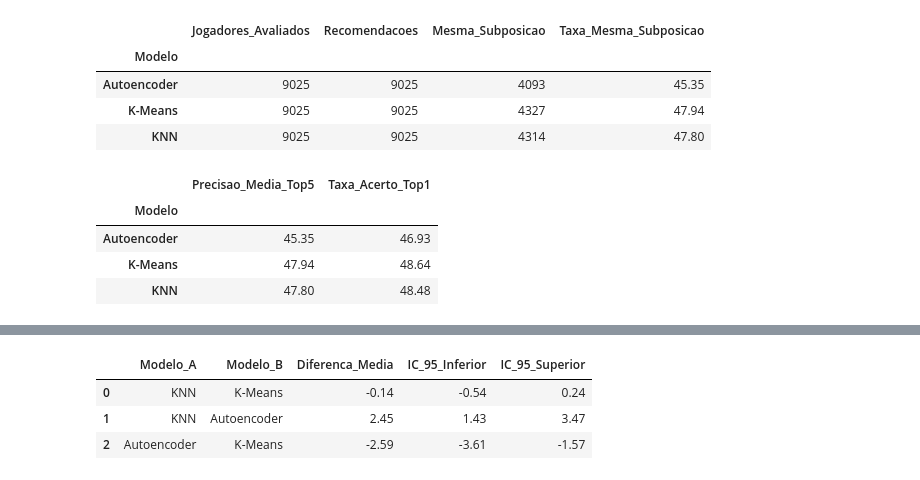
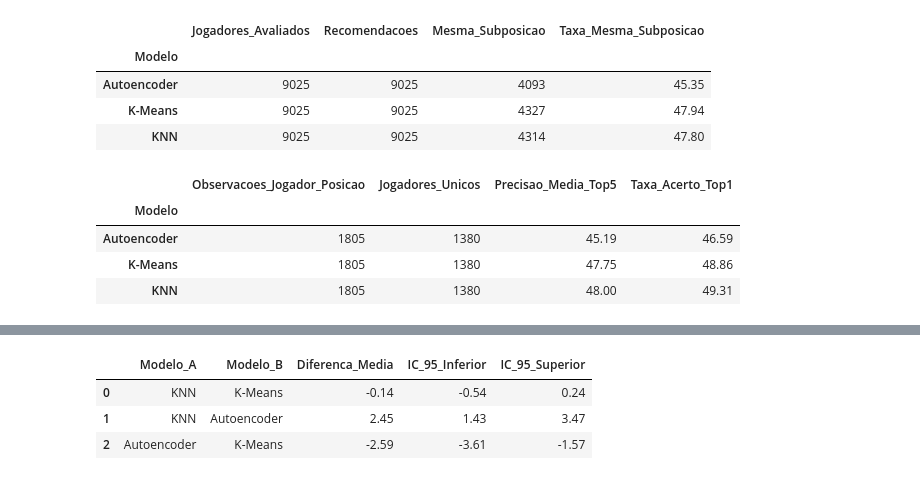
Before and after one commit to bmlogs64/TCC-Futebol-ML, a Jupyter notebook: TCC_Futebol.ipynb, the cells around one changed output, grey strips where cells are left out. Drawn from its saved outputs; the diff is of its cells as text; code cells hidden in the pictures.

```diff
--- a/TCC_Futebol.ipynb
+++ b/TCC_Futebol.ipynb
@@ -3519,11 +3605,9 @@ df_consolidado["Tkl_90"] = divisao_segura(
     df_consolidado["tempo_90"]
 )
 
-df_consolidado["Tkl_pct"] = (
-    divisao_segura(
-        df_consolidado["Tkl"],
-        df_consolidado["Att_stats_defense"]
-    ) * 100
+df_consolidado["Tkl_pct"] = divisao_segura(
+    df_consolidado["soma_tkl_pct_ponderado"],
+    df_consolidado["Att_stats_defense"]
 )
 
 df_consolidado["Int_90"] = divisao_segura(
@@ -3566,11 +3650,9 @@ df_consolidado["GA_90"] = divisao_segura(
     df_consolidado["tempo_90"]
 )
 
-df_consolidado["Save_pct"] = (
-    divisao_segura(
-        df_consolidado["Saves"],
-        df_consolidado["SoTA"]
-    ) * 100
+df_consolidado["Save_pct"] = divisao_segura(
+    df_consolidado["soma_save_pct_ponderado"],
+    df_consolidado["SoTA"]
 )
 
 df_consolidado["CS_pct"] = (
@@ -3581,8 +3663,8 @@ df_consolidado["CS_pct"] = (
 )
 
 df_consolidado["PSxG_por_SoT"] = divisao_segura(
-    df_consolidado["PSxG"],
-    df_consolidado["SoTA"]
+    df_consolidado["soma_psxg_sot_ponderado"],
+    df_consolidado["soma_sot_sem_penaltis"]
 )
 
 df_consolidado["PSxG_mais_menos_90"] = divisao_segura(
@@ -6817,11 +7706,12 @@ resumo_geral_modelos
 | K-Means | 9025 | 9025 | 4327 | 47.94 |
 | KNN | 9025 | 9025 | 4314 | 47.80 |
 # %%
-avaliacao_geral_por_jogador = (
+avaliacao_geral_por_posicao = (
     df_avaliacao_geral
     .groupby(
         [
             "Modelo",
+            "player_id_match",
             "Posicao",
             "Indice_Referencia",
             "Jogador_Referencia"
@@ -6830,43 +7720,57 @@ avaliacao_geral_por_jogador = (
     .agg(
         Precisao_5=(
             "Mesma_Subposicao",
             "mean"
         ),
         Acerto_Top1=(
             "Mesma_Subposicao",
             "first"
         )
     )
     .reset_index()
 )
 
-avaliacao_geral_por_jogador[
+avaliacao_geral_por_posicao[
     "Precisao_5"
 ] *= 100
 
-resumo_geral_completo = (
-    avaliacao_geral_por_jogador
+avaliacao_geral_por_posicao[
+    "Acerto_Top1"
+] = (
+    avaliacao_geral_por_posicao[
+        "Acerto_Top1"
+    ].astype(float) * 100
+)
+
+resumo_geral_corrigido = (
+    avaliacao_geral_por_posicao
     .groupby("Modelo")
     .agg(
+        Observacoes_Jogador_Posicao=(
+            "player_id_match",
+            "size"
+        ),
+        Jogadores_Unicos=(
+            "player_id_match",
+            "nunique"
+        ),
         Precisao_Media_Top5=(
             "Precisao_5",
             "mean"
         ),
         Taxa_Acerto_Top1=(
             "Acerto_Top1",
             "mean"
         )
     )
 )
 
-resumo_geral_completo[
-    "Taxa_Acerto_Top1"
-] *= 100
-
-resumo_geral_completo.round(2)
+display(
+    resumo_geral_corrigido.round(2)
+)
 # %% [output]
-|  | Precisao_Media_Top5 | Taxa_Acerto_Top1 |
-| Modelo |  |  |
-| Autoencoder | 45.35 | 46.93 |
-| K-Means | 47.94 | 48.64 |
-| KNN | 47.80 | 48.48 |
+|  | Observacoes_Jogador_Posicao | Jogadores_Unicos | Precisao_Media_Top5 | Taxa_Acerto_Top1 |
+| Modelo |  |  |  |  |
+| Autoencoder | 1805 | 1380 | 45.19 | 46.59 |
+| K-Means | 1805 | 1380 | 47.75 | 48.86 |
+| KNN | 1805 | 1380 | 48.00 | 49.31 |
```
Also changed, not shown: parts of 81 cells of this notebook.
